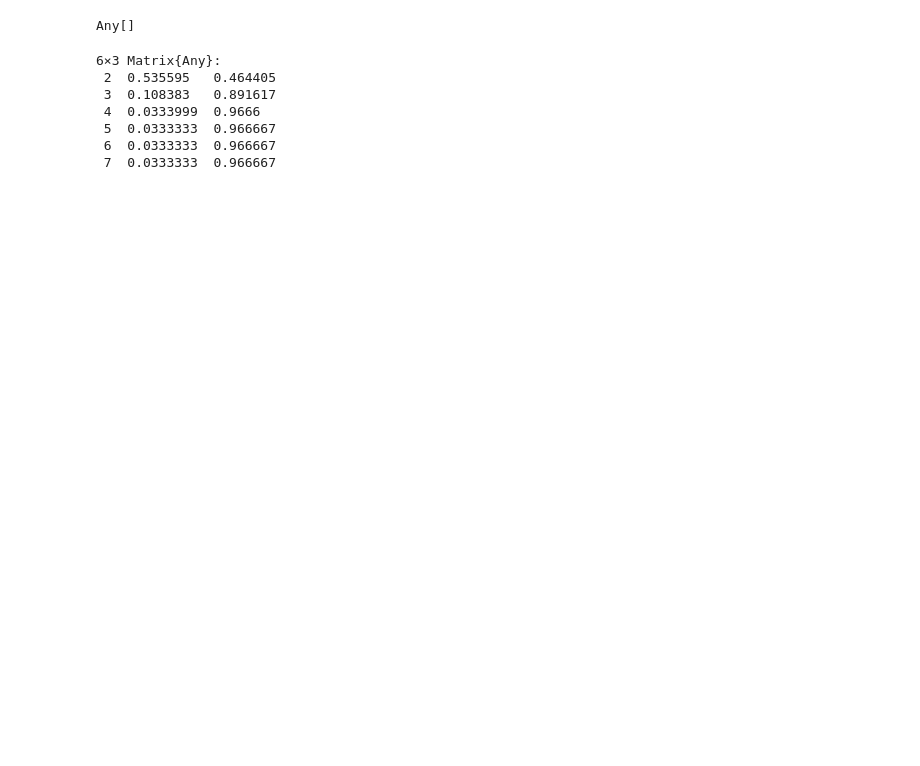
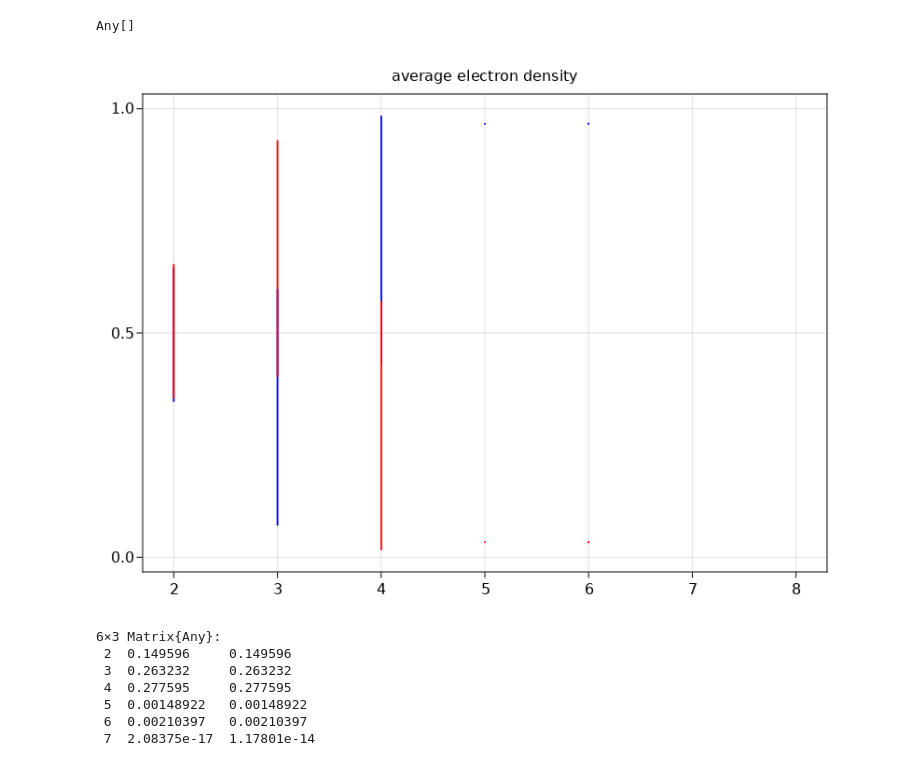
Before and after one commit to DLEthem/TocchioBebe, a Jupyter notebook: Final version- Q1.ipynb, the cells around one changed output. Saved outputs shown, nothing was run; the diff lists cells and outputs as text; code cells hidden in the pictures; blank space fills up the shorter version.

```diff
--- a/Final version- Q1.ipynb
+++ b/Final version- Q1.ipynb
@@ -446,6 +459,8 @@ MC_pietro(a, 10, 2, 1000)[5]
 a = Lstate(L)
 averages_a = []
 averages_b = []
+std_a = []
+std_b = []
 # %% [output]
 Any[]
 # %%
@@ -512,10 +550,37 @@ plot!(v,averages_b[1:6])
+# %%
+#v = [2,3,4,5,6,7]
+
+#plot(v,averages_a[1:6])
+#plot!(v,averages_b[1:6])
+
+f = Figure()
+Axis(f[1, 1])
+Label(f[1, 1, Top()], "average electron density", padding = (0, 0, 10, 0))
+x = collect(2:8)
+
+lowerrors_a = -std_a
+higherrors_a = std_a
+lowerrors_b = -std_b
+higherrors_b = std_b
+
+plot!(x, averages_a, markersize = 15px,color = :blue, label = "n_a")
+errorbars!(x, averages_a, higherrors_a, color = :blue, label = "n_a")
+errorbars!(x, averages_a, lowerrors_a, color = :blue) # same low and high error
+# plot position scatters so low and high errors can be discriminated
+plot!(x, averages_b,seriestype = :scatter, color = :red, label = "n_b")
+errorbars!(x, averages_b, higherrors_b, color = :red)
+errorbars!(x, averages_b, lowerrors_b, color = :red)
+
+f
+# %% [output]
+[figure, added]
 # %%
-hcat(v,averages_a[1:6],averages_b[1:6])
+hcat(v,std_a[1:6],std_b[1:6])
 # %% [output]
 6×3 Matrix{Any}:
- 2  0.535595   0.464405
- 3  0.108383   0.891617
- 4  0.0333999  0.9666
- 5  0.0333333  0.966667
- 6  0.0333333  0.966667
- 7  0.0333333  0.966667
+ 2  0.149596     0.149596
+ 3  0.263232     0.263232
+ 4  0.277595     0.277595
+ 5  0.00148922   0.00148922
+ 6  0.00210397   0.00210397
+ 7  2.08375e-17  1.17801e-14
```
Also changed, not shown: parts of 13 cells of this notebook.
